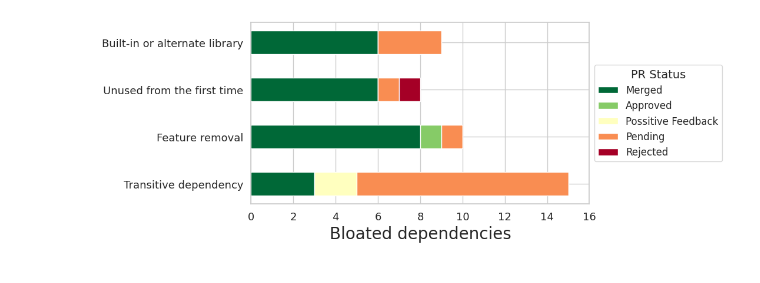
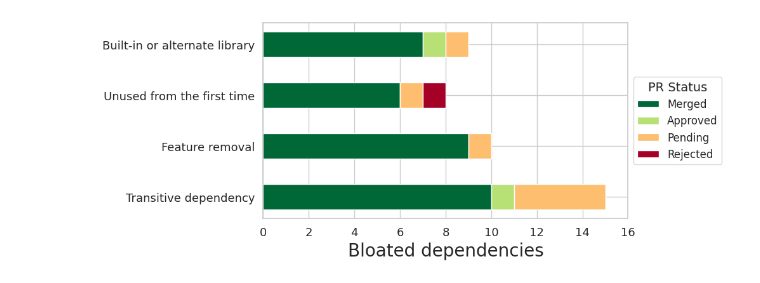
Before and after one commit to gdrosos/bloat-study-artifact, a Jupyter notebook: analysis/rq4.ipynb, the cells around one changed output. Saved outputs shown, nothing was run; the diff lists cells and outputs as text; code cells hidden in the pictures.

```diff
--- a/analysis/rq4.ipynb
+++ b/analysis/rq4.ipynb
@@ -26,7 +26,7 @@ df = pd.read_json("data/qualitative_results.json")
 # %%
 # Organize data for visualization
 causes = {}
-statuses = ["Merged", "Approved", "Possitive Feedback", "Pending", "Rejected"]
+statuses = ["Merged", "Approved", "Pending", "Rejected"]
 projects_per_status = {s: set() for s in statuses}  # Track unique projects per status
 
 
@@ -45,34 +45,34 @@ labels = list(causes.keys())
 # %%
 bottom = np.zeros(len(labels))
 
-color_palette = plt.cm.get_cmap('RdYlGn', 5)
+color_palette = plt.cm.get_cmap('RdYlGn', 4)
 
 # Adjusting the figure size based on the number of labels
 fig, ax = plt.subplots(figsize=(10, 4))
 
 for i, status in enumerate(statuses):
     counts = [causes[label][status] for label in labels]
     ax.barh(labels, counts, left=bottom, label=status, height=0.5, color=color_palette((4 - i) / 5))  # Adjust bar thickness with height
     bottom += counts
 
 # Set xlabel with appropriate font size
 ax.set_xlabel('Bloated dependencies')
 
 # Create space to the right of the plot
 fig.subplots_adjust(right=0.7)
 
 # Adjust the yticks and xticks font sizes
 
 # Set the legend outside the plot on the right
 legend = ax.legend(loc='center left', bbox_to_anchor=(1, 0.5), prop={"size": 12})
 legend.set_title("PR Status", prop={"size": 14})
 ax.set_xlim(0, 16)  # Adjust x-axis limits
 
 plt.gca().invert_yaxis()
 plt.savefig("figures/rq4.pdf", bbox_extra_artists=(legend,), bbox_inches='tight')
 plt.show()
 # %% [output]
-[figure, old version]
+[figure, new version]
 # %%
 total_prs = sum([len(projects_per_status[status]) for status in statuses])
 total_deps_removed = sum([causes[cause][status] for cause in causes for status in statuses])
```
Also changed, not shown: 4 other files.
